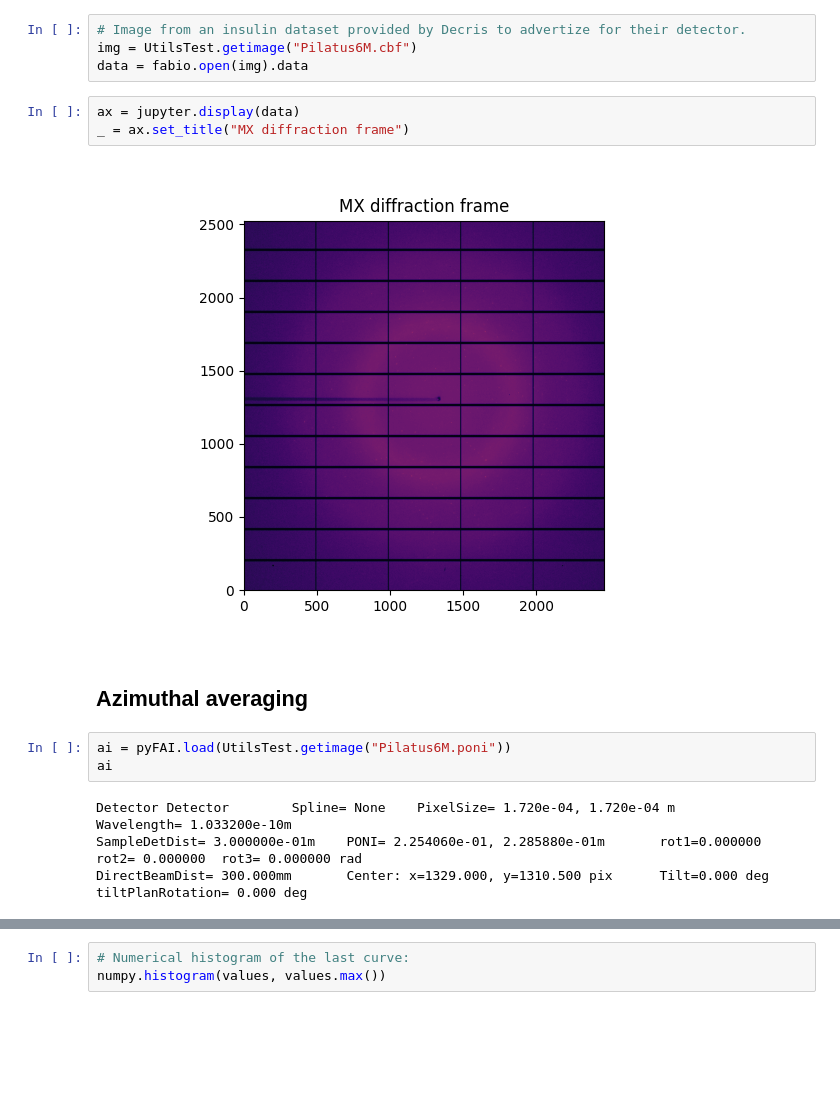
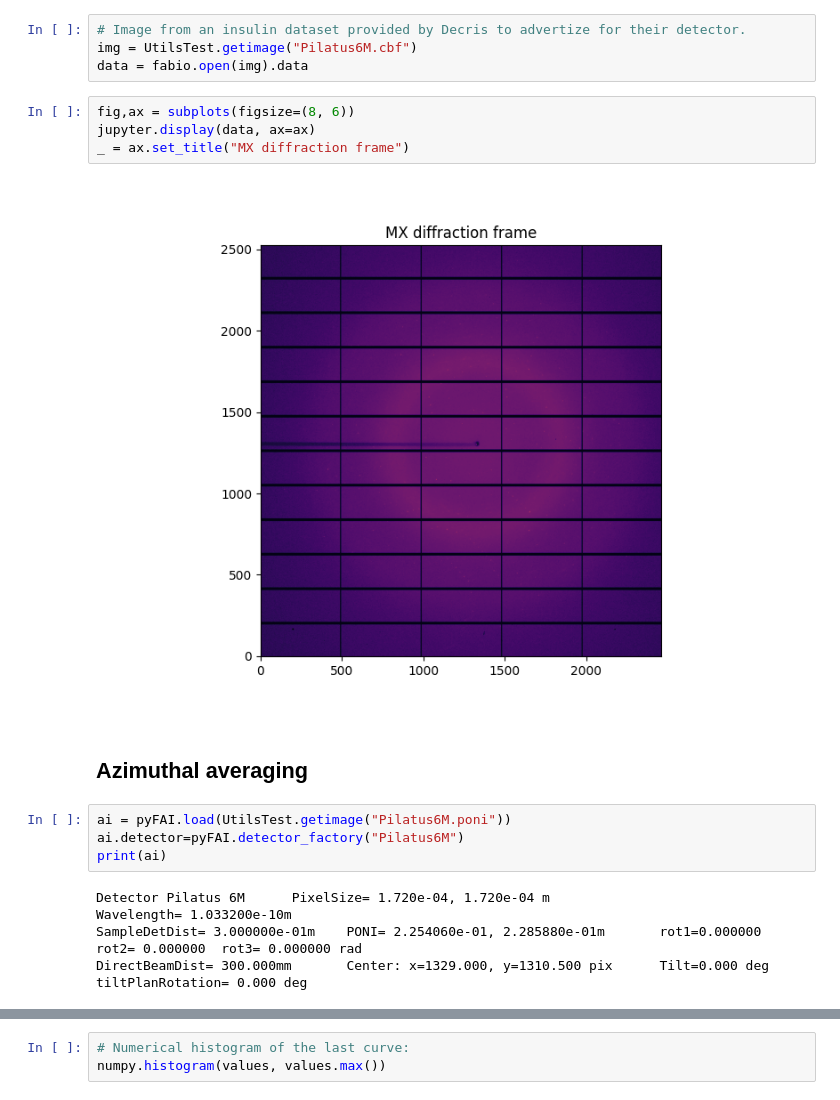
Before and after one commit to silx-kit/silx-training, a Jupyter notebook: pyFAI/SSX.ipynb, the cells around one changed output, grey strips where cells are left out. Saved outputs shown, nothing was run; the diff lists cells and outputs as text; blank space fills up the shorter version.

```diff
--- a/pyFAI/SSX.ipynb
+++ b/pyFAI/SSX.ipynb
@@ -22,17 +22,19 @@ print(pyFAI.version)
 img = UtilsTest.getimage("Pilatus6M.cbf")
 data = fabio.open(img).data
 # %%
-ax = jupyter.display(data)
+fig,ax = subplots(figsize=(8, 6))
+jupyter.display(data, ax=ax)
 _ = ax.set_title("MX diffraction frame")
 # %% [output]
-[figure, old version]
+[figure, new version]
 # %% [markdown]
 ## Azimuthal averaging
 # %%
 ai = pyFAI.load(UtilsTest.getimage("Pilatus6M.poni"))
-ai
+ai.detector=pyFAI.detector_factory("Pilatus6M")
+print(ai)
 # %% [output]
-Detector Detector        Spline= None    PixelSize= 1.720e-04, 1.720e-04 m
+Detector Pilatus 6M      PixelSize= 1.720e-04, 1.720e-04 m
 Wavelength= 1.033200e-10m
 SampleDetDist= 3.000000e-01m    PONI= 2.254060e-01, 2.285880e-01m       rot1=0.000000  rot2= 0.000000  rot3= 0.000000 rad
 DirectBeamDist= 300.000mm       Center: x=1329.000, y=1310.500 pix      Tilt=0.000 deg  tiltPlanRotation= 0.000 deg
```
Also changed, not shown: parts of 15 cells of this notebook.
